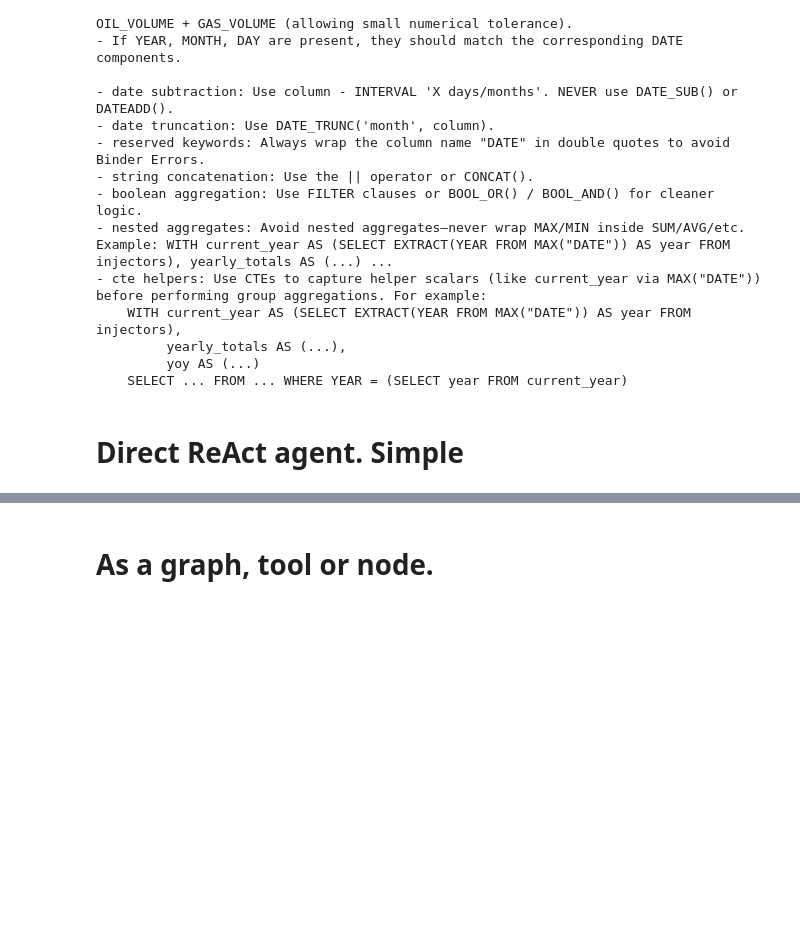
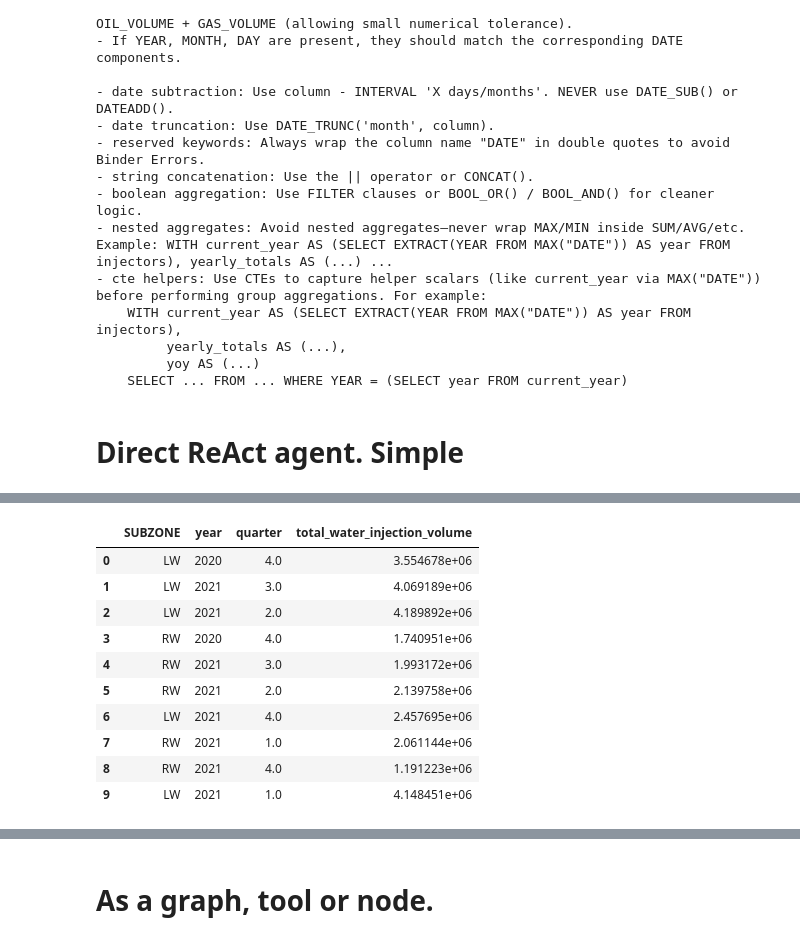
Before and after one commit to xavierbox/AgenticWaterfloodInsights3, a Jupyter notebook: notebooks/experiment1.ipynb, the cells around one changed output, grey strips where cells are left out. Cells and saved outputs as stored; diff of their text form; code cells hidden in the pictures; blank space fills up the shorter version.

```diff
--- a/notebooks/experiment1.ipynb
+++ b/notebooks/experiment1.ipynb
@@ -197,0 +1105,14 @@ Returning structured response: agent='analyst' user_query='Create two separate t
+# %%
+df
+# %% [output]
+|  | SUBZONE | year | quarter | total_water_injection_volume |
+| 0 | LW | 2020 | 4.0 | 3.554678e+06 |
+| 1 | LW | 2021 | 3.0 | 4.069189e+06 |
+| 2 | LW | 2021 | 2.0 | 4.189892e+06 |
+| 3 | RW | 2020 | 4.0 | 1.740951e+06 |
+| 4 | RW | 2021 | 3.0 | 1.993172e+06 |
+| 5 | RW | 2021 | 2.0 | 2.139758e+06 |
+| 6 | LW | 2021 | 4.0 | 2.457695e+06 |
+| 7 | RW | 2021 | 1.0 | 2.061144e+06 |
+| 8 | RW | 2021 | 4.0 | 1.191223e+06 |
+| 9 | LW | 2021 | 1.0 | 4.148451e+06 |
```
Also changed, not shown: parts of 32 cells of this notebook, 9 other files.
